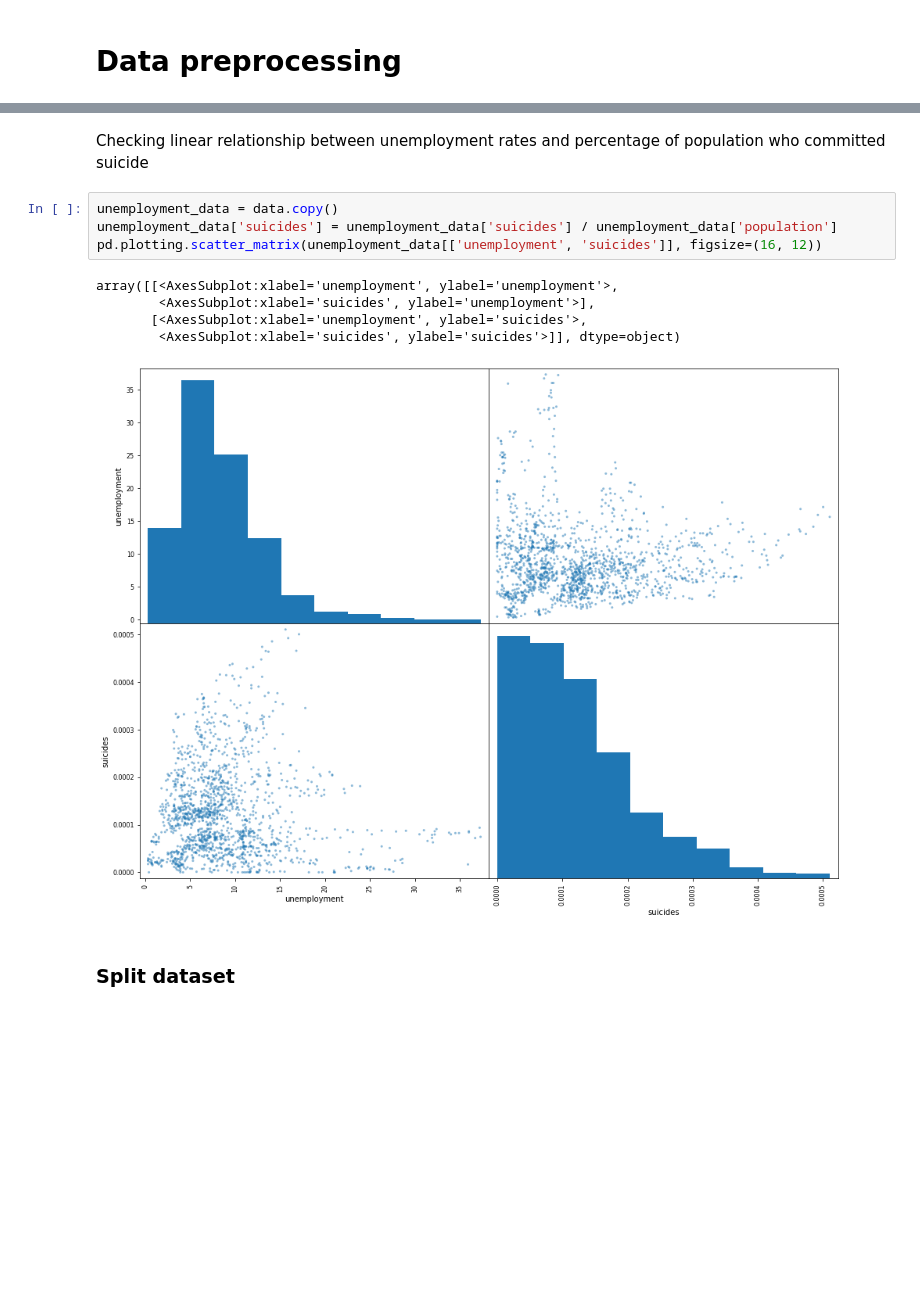
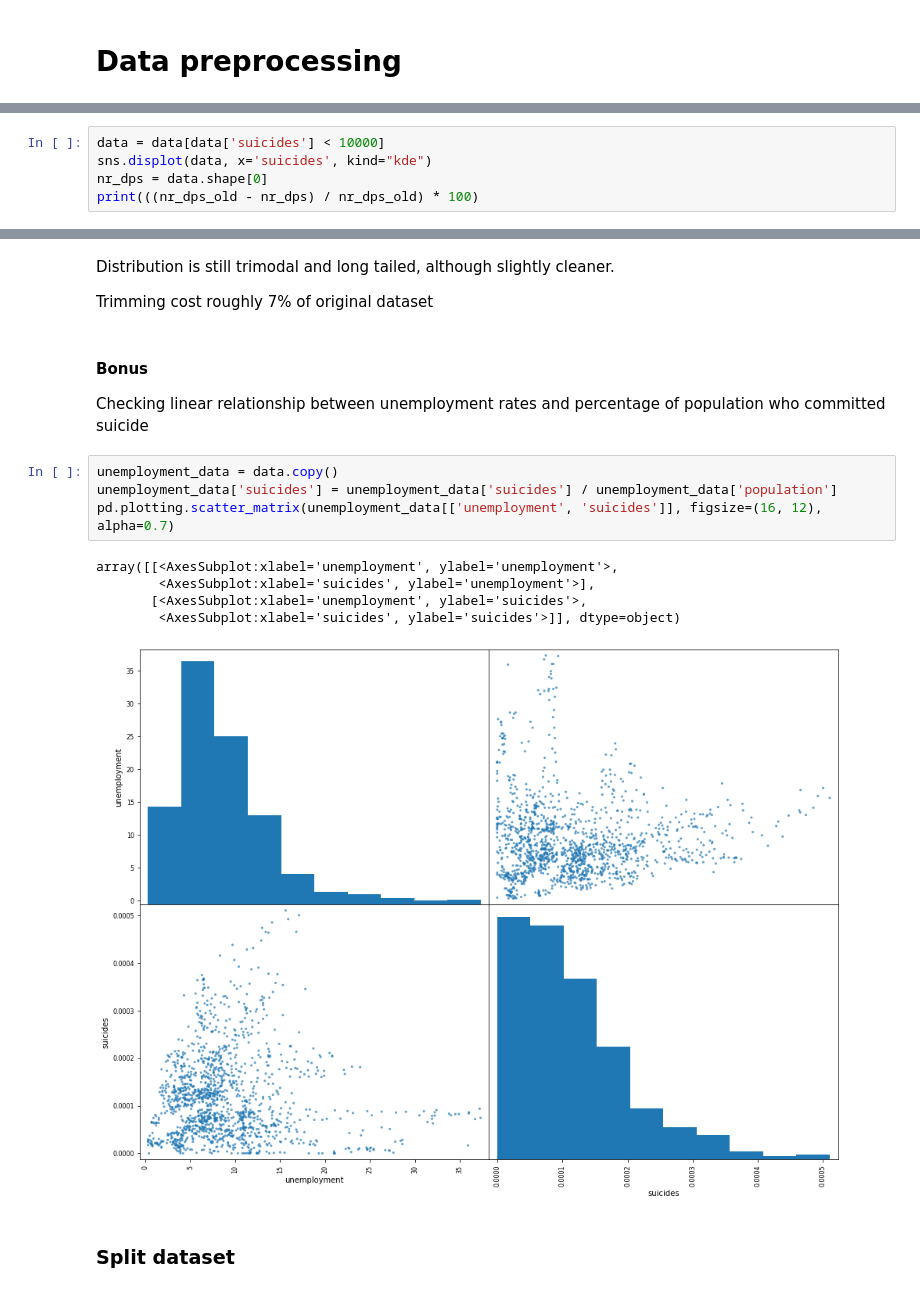
Before and after one commit to abreu4/economics-for-suicide-prediction, a Jupyter notebook: data_processing_model_building.ipynb, the cells around one changed output, grey strips where cells are left out. Drawn from its saved outputs; the diff is of its cells as text; blank space fills up the shorter version.

```diff
--- a/data_processing_model_building.ipynb
+++ b/data_processing_model_building.ipynb
@@ -65,0 +63,5 @@ Name: suicides, dtype: float64
+# %%
+data = data[data['suicides'] < 10000]
+sns.displot(data, x='suicides', kind="kde")
+nr_dps = data.shape[0]
+print(((nr_dps_old - nr_dps) / nr_dps_old) * 100)
@@ -66,15 +71,20 @@ Name: suicides, dtype: float64
+# %% [markdown]
+Distribution is still trimodal and long tailed, although slightly cleaner.
+
+Trimming cost roughly 7% of original dataset
 # %% [markdown]
+#### Bonus
 Checking linear relationship between unemployment rates and percentage of population who committed suicide
 # %%
 unemployment_data = data.copy()
 unemployment_data['suicides'] = unemployment_data['suicides'] / unemployment_data['population']
-pd.plotting.scatter_matrix(unemployment_data[['unemployment', 'suicides']], figsize=(16, 12))
+pd.plotting.scatter_matrix(unemployment_data[['unemployment', 'suicides']], figsize=(16, 12), alpha=0.7)
 # %% [output]
 array([[<AxesSubplot:xlabel='unemployment', ylabel='unemployment'>,
         <AxesSubplot:xlabel='suicides', ylabel='unemployment'>],
        [<AxesSubplot:xlabel='unemployment', ylabel='suicides'>,
         <AxesSubplot:xlabel='suicides', ylabel='suicides'>]], dtype=object)
-[figure, old version]
+[figure, new version]
 # %% [markdown]
 ### Split dataset
 # %%
```
Also changed, not shown: parts of 25 cells of this notebook, 2 other files.
